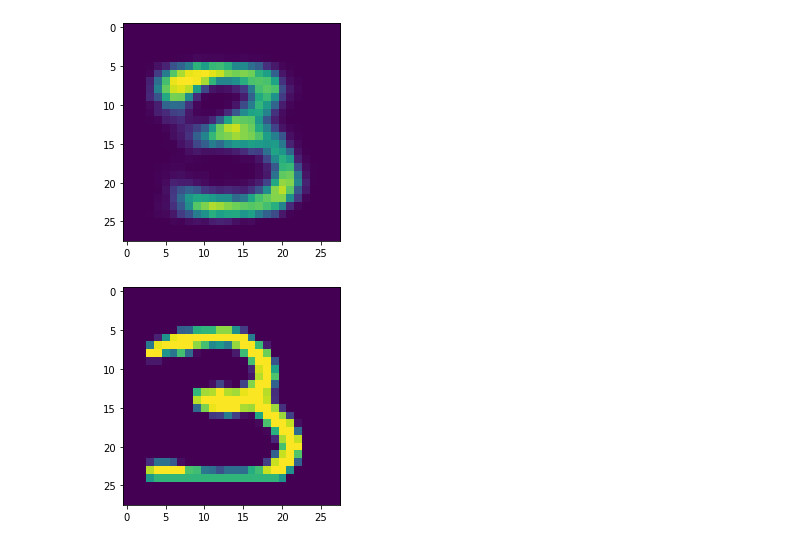
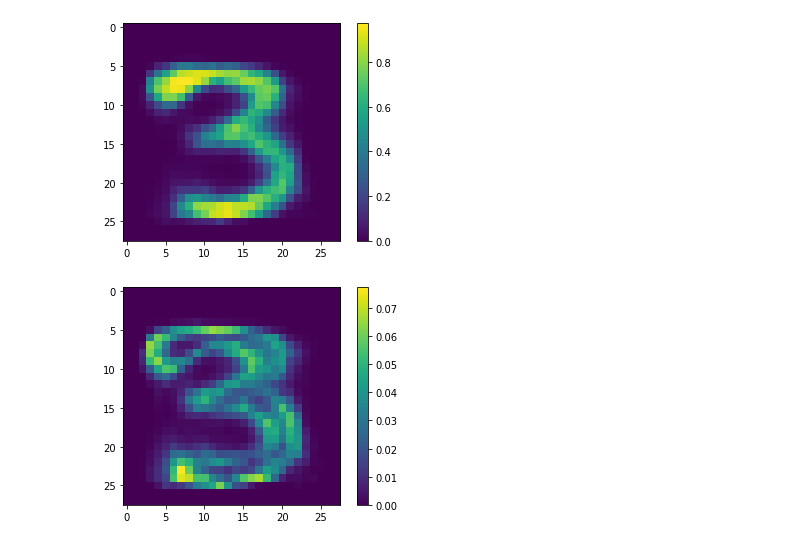
Before and after one commit to Romit-Maulik/Practice, a Jupyter notebook: VI_NF/VI_NF.ipynb, the cells around one changed output. Saved outputs shown, nothing was run; the diff lists cells and outputs as text; code cells hidden in the pictures.

Commit message:
Added sampling from latent space

```diff
--- a/VI_NF/VI_NF.ipynb
+++ b/VI_NF/VI_NF.ipynb
@@ -113,11 +113,16 @@ class vi_nf_model(tf.keras.Model):
 
         return zprev, logstart
 
+    def sample_latent(self,X,num_samples):
+        sample_list = []
+        for sample in range(num_samples):
+            sample_list.append(self.call(X)[0].numpy())
+
+        return sample_list
 
     def get_loss(self,X):
         Ypred, flow_energy = self.call(X)
         return self.bce(X,Ypred) + tf.reduce_mean(flow_energy)
-
 
     def get_grad(self,X):
         with tf.GradientTape() as tape:
@@ -205,13 +242,17 @@ model.restore_model()
 # %%
+# Sample after training
 sample = 0
-output = model.call(train_images[sample:sample+1])[0].numpy().reshape(28,28)
+num_samples = 100
+sample_list = np.asarray(model.sample_latent(train_images[sample:sample+1],num_samples))[:,0,:]
 plt.figure()
-plt.imshow(output)
+plt.imshow(np.mean(sample_list,axis=0).reshape(28,28))
+plt.colorbar()
 plt.show()
 
 plt.figure()
-plt.imshow(train_images[sample].reshape(28,28))
+plt.imshow(np.std(sample_list,axis=0).reshape(28,28))
+plt.colorbar()
 plt.show()
 # %% [output]
-[figure, old version]
+[figure, new version]
-[figure, old version]
+[figure, new version]
```
Also changed, not shown: parts of 7 cells of this notebook.
